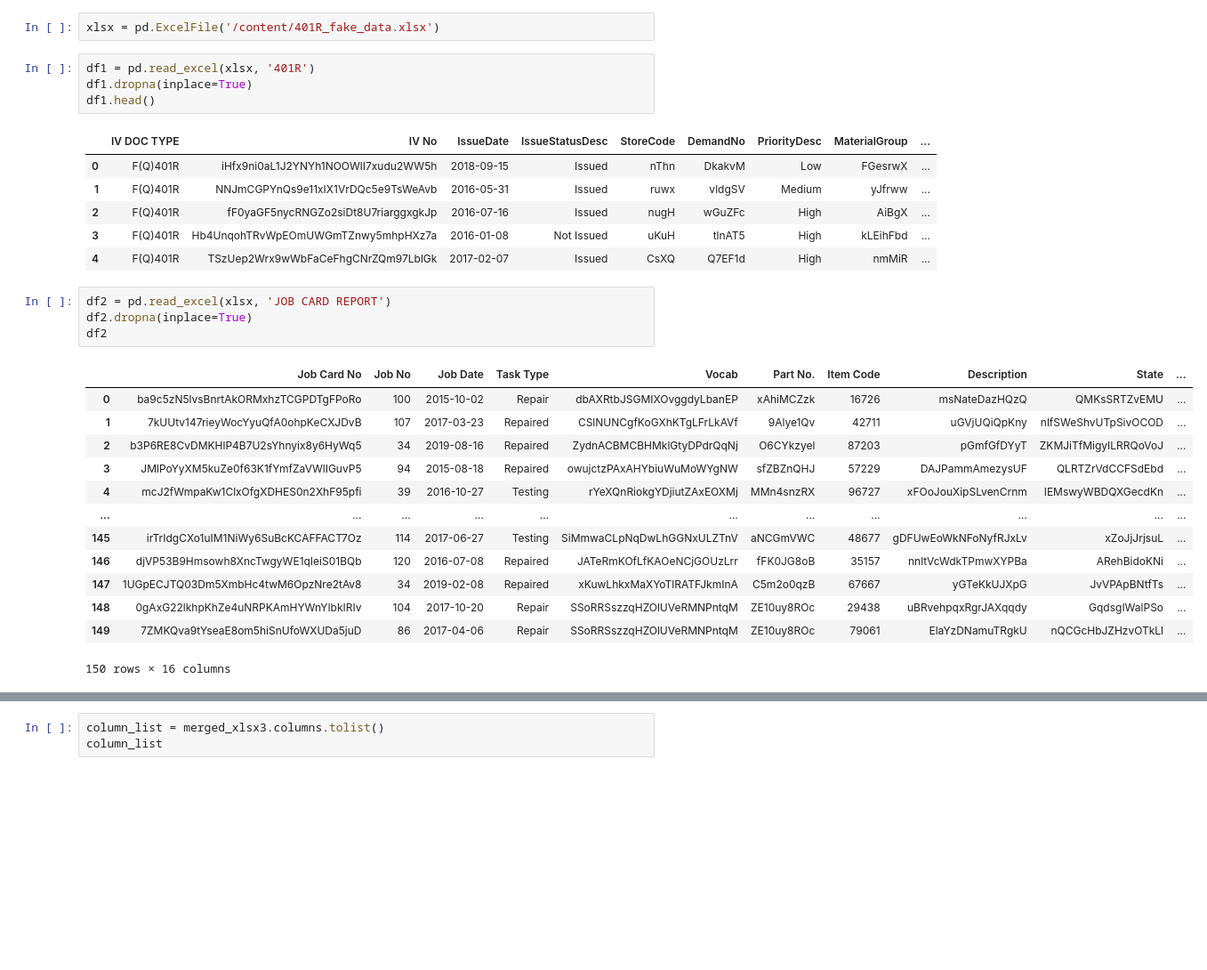
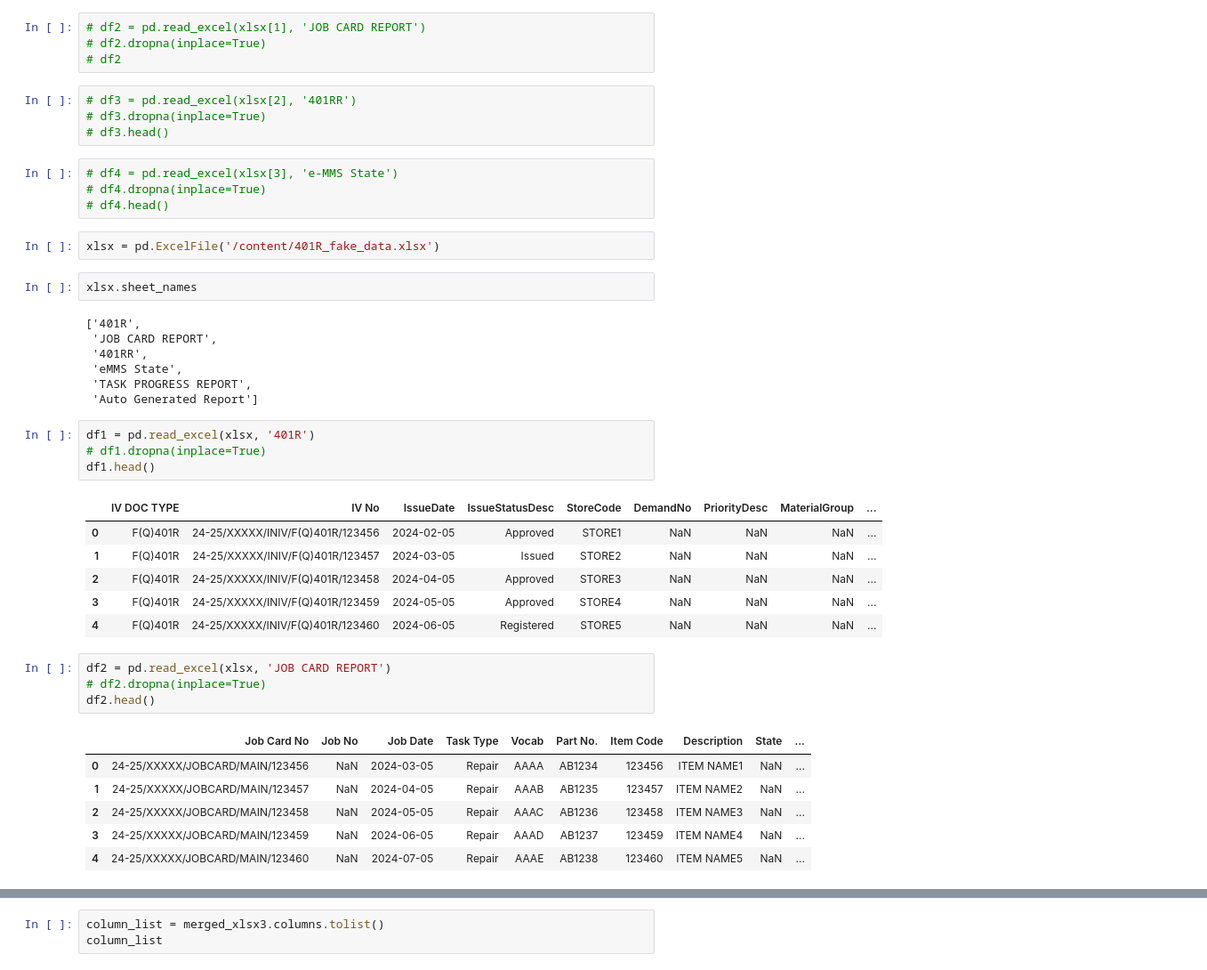
Before and after one commit to jagjeet-singh-23/Jupyter-Notebooks, a Jupyter notebook: merge_xlsx.ipynb, the cells around one changed output, grey strips where cells are left out. Shown at 89% size. Saved outputs shown, nothing was run; the diff lists cells and outputs as text; blank space fills up the shorter version.

```diff
--- a/merge_xlsx.ipynb
+++ b/merge_xlsx.ipynb
@@ -5,33 +17,47 @@ import pandas as pd
+# %%
+# df2 = pd.read_excel(xlsx[1], 'JOB CARD REPORT')
+# df2.dropna(inplace=True)
+# df2
+# %%
+# df3 = pd.read_excel(xlsx[2], '401RR')
+# df3.dropna(inplace=True)
+# df3.head()
+# %%
+# df4 = pd.read_excel(xlsx[3], 'e-MMS State')
+# df4.dropna(inplace=True)
+# df4.head()
 # %%
 xlsx = pd.ExcelFile('/content/401R_fake_data.xlsx')
+# %%
+xlsx.sheet_names
+# %% [output]
+['401R',
+ 'JOB CARD REPORT',
+ '401RR',
+ 'eMMS State',
+ 'TASK PROGRESS REPORT',
+ 'Auto Generated Report']
 # %%
 df1 = pd.read_excel(xlsx, '401R')
-df1.dropna(inplace=True)
+# df1.dropna(inplace=True)
 df1.head()
 # %% [output]
 |  | IV DOC TYPE | IV No | IssueDate | IssueStatusDesc | StoreCode | DemandNo | PriorityDesc | MaterialGroup | ... |
-| 0 | F(Q)401R | iHfx9ni0aL1J2YNYh1NOOWlI7xudu2WW5h | 2018-09-15 | Issued | nThn | DkakvM | Low | FGesrwX | ... |
-| 1 | F(Q)401R | NNJmCGPYnQs9e11xIX1VrDQc5e9TsWeAvb | 2016-05-31 | Issued | ruwx | vldgSV | Medium | yJfrww | ... |
-| 2 | F(Q)401R | fF0yaGF5nycRNGZo2siDt8U7riarggxgkJp | 2016-07-16 | Issued | nugH | wGuZFc | High | AiBgX | ... |
-| 3 | F(Q)401R | Hb4UnqohTRvWpEOmUWGmTZnwy5mhpHXz7a | 2016-01-08 | Not Issued | uKuH | tlnAT5 | High | kLEihFbd | ... |
-| 4 | F(Q)401R | TSzUep2Wrx9wWbFaCeFhgCNrZQm97LblGk | 2017-02-07 | Issued | CsXQ | Q7EF1d | High | nmMiR | ... |
+| 0 | F(Q)401R | 24-25/XXXXX/INIV/F(Q)401R/123456 | 2024-02-05 | Approved | STORE1 | NaN | NaN | NaN | ... |
+| 1 | F(Q)401R | 24-25/XXXXX/INIV/F(Q)401R/123457 | 2024-03-05 | Issued | STORE2 | NaN | NaN | NaN | ... |
+| 2 | F(Q)401R | 24-25/XXXXX/INIV/F(Q)401R/123458 | 2024-04-05 | Approved | STORE3 | NaN | NaN | NaN | ... |
+| 3 | F(Q)401R | 24-25/XXXXX/INIV/F(Q)401R/123459 | 2024-05-05 | Approved | STORE4 | NaN | NaN | NaN | ... |
+| 4 | F(Q)401R | 24-25/XXXXX/INIV/F(Q)401R/123460 | 2024-06-05 | Registered | STORE5 | NaN | NaN | NaN | ... |
 # %%
 df2 = pd.read_excel(xlsx, 'JOB CARD REPORT')
-df2.dropna(inplace=True)
-df2
+# df2.dropna(inplace=True)
+df2.head()
 # %% [output]
 |  | Job Card No | Job No | Job Date | Task Type | Vocab | Part No. | Item Code | Description | State | ... |
-| 0 | ba9c5zN5lvsBnrtAkORMxhzTCGPDTgFPoRo | 100 | 2015-10-02 | Repair | dbAXRtbJSGMIXOvggdyLbanEP | xAhiMCZzk | 16726 | msNateDazHQzQ | QMKsSRTZvEMU | ... |
-| 1 | 7kUUtv147rieyWocYyuQfA0ohpKeCXJDvB | 107 | 2017-03-23 | Repaired | CSlNUNCgfKoGXhKTgLFrLkAVf | 9Alye1Qv | 42711 | uGVjUQiQpKny | nlfSWeShvUTpSivOCOD | ... |
-| 2 | b3P6RE8CvDMKHlP4B7U2sYhnyix8y6HyWq5 | 34 | 2019-08-16 | Repaired | ZydnACBMCBHMklGtyDPdrQqNj | O6CYkzyel | 87203 | pGmfGfDYyT | ZKMJiTfMigyILRRQoVoJ | ... |
-| 3 | JMlPoYyXM5kuZe0f63K1fYmfZaVWlIGuvP5 | 94 | 2015-08-18 | Repaired | owujctzPAxAHYbiuWuMoWYgNW | sfZBZnQHJ | 57229 | DAJPammAmezysUF | QLRTZrVdCCFSdEbd | ... |
-| 4 | mcJ2fWmpaKw1ClxOfgXDHES0n2XhF95pfi | 39 | 2016-10-27 | Testing | rYeXQnRiokgYDjiutZAxEOXMj | MMn4snzRX | 96727 | xFOoJouXipSLvenCrnm | IEMswyWBDQXGecdKn | ... |
-| ... | ... | ... | ... | ... | ... | ... | ... | ... | ... | ... |
-| 145 | irTrIdgCXo1uIM1NiWy6SuBcKCAFFACT7Oz | 114 | 2017-06-27 | Testing | SiMmwaCLpNqDwLhGGNxULZTnV | aNCGmVWC | 48677 | gDFUwEoWkNFoNyfRJxLv | xZoJjJrjsuL | ... |
-| 146 | djVP53B9Hmsowh8XncTwgyWE1qIeiS01BQb | 120 | 2016-07-08 | Repaired | JATeRmKOfLfKAOeNCjGOUzLrr | fFK0JG8oB | 35157 | nnltVcWdkTPmwXYPBa | ARehBidoKNi | ... |
-| 147 | 1UGpECJTQ03Dm5XmbHc4twM6OpzNre2tAv8 | 34 | 2019-02-08 | Repaired | xKuwLhkxMaXYoTlRATFJkmInA | C5m2o0qzB | 67667 | yGTeKkUJXpG | JvVPApBNtfTs | ... |
-| 148 | 0gAxG22lkhpKhZe4uNRPKAmHYWnYIbkIRIv | 104 | 2017-10-20 | Repair | SSoRRSszzqHZOlUVeRMNPntqM | ZE10uy8ROc | 29438 | uBRvehpqxRgrJAXqqdy | GqdsgIWalPSo | ... |
-| 149 | 7ZMKQva9tYseaE8om5hiSnUfoWXUDa5juD | 86 | 2017-04-06 | Repair | SSoRRSszzqHZOlUVeRMNPntqM | ZE10uy8ROc | 79061 | ElaYzDNamuTRgkU | nQCGcHbJZHzvOTkLl | ... |
+| 0 | 24-25/XXXXX/JOBCARD/MAIN/123456 | NaN | 2024-03-05 | Repair | AAAA | AB1234 | 123456 | ITEM NAME1 | NaN | ... |
+| 1 | 24-25/XXXXX/JOBCARD/MAIN/123457 | NaN | 2024-04-05 | Repair | AAAB | AB1235 | 123457 | ITEM NAME2 | NaN | ... |
+| 2 | 24-25/XXXXX/JOBCARD/MAIN/123458 | NaN | 2024-05-05 | Repair | AAAC | AB1236 | 123458 | ITEM NAME3 | NaN | ... |
+| 3 | 24-25/XXXXX/JOBCARD/MAIN/123459 | NaN | 2024-06-05 | Repair | AAAD | AB1237 | 123459 | ITEM NAME4 | NaN | ... |
+| 4 | 24-25/XXXXX/JOBCARD/MAIN/123460 | NaN | 2024-07-05 | Repair | AAAE | AB1238 | 123460 | ITEM NAME5 | NaN | ... |
-150 rows × 16 columns
 # %%
 df3 = pd.read_excel(xlsx, '401RR')
```
Also changed, not shown: parts of 31 cells of this notebook.
